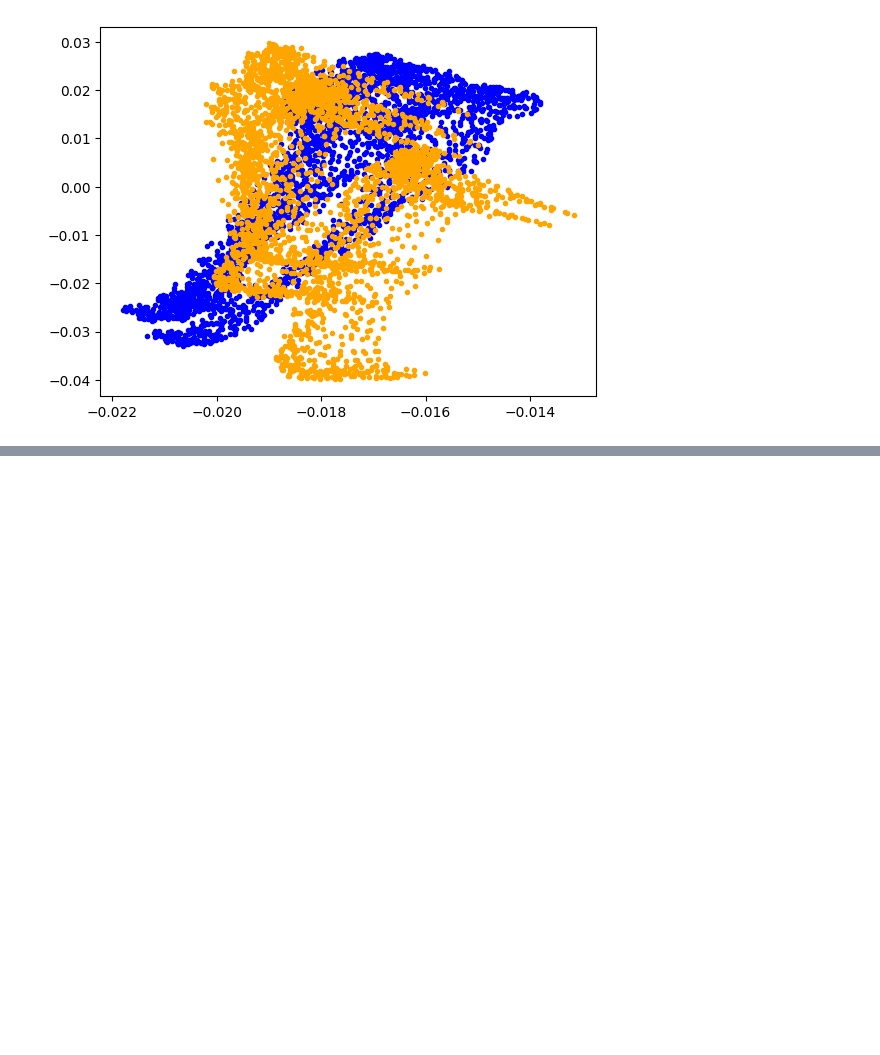
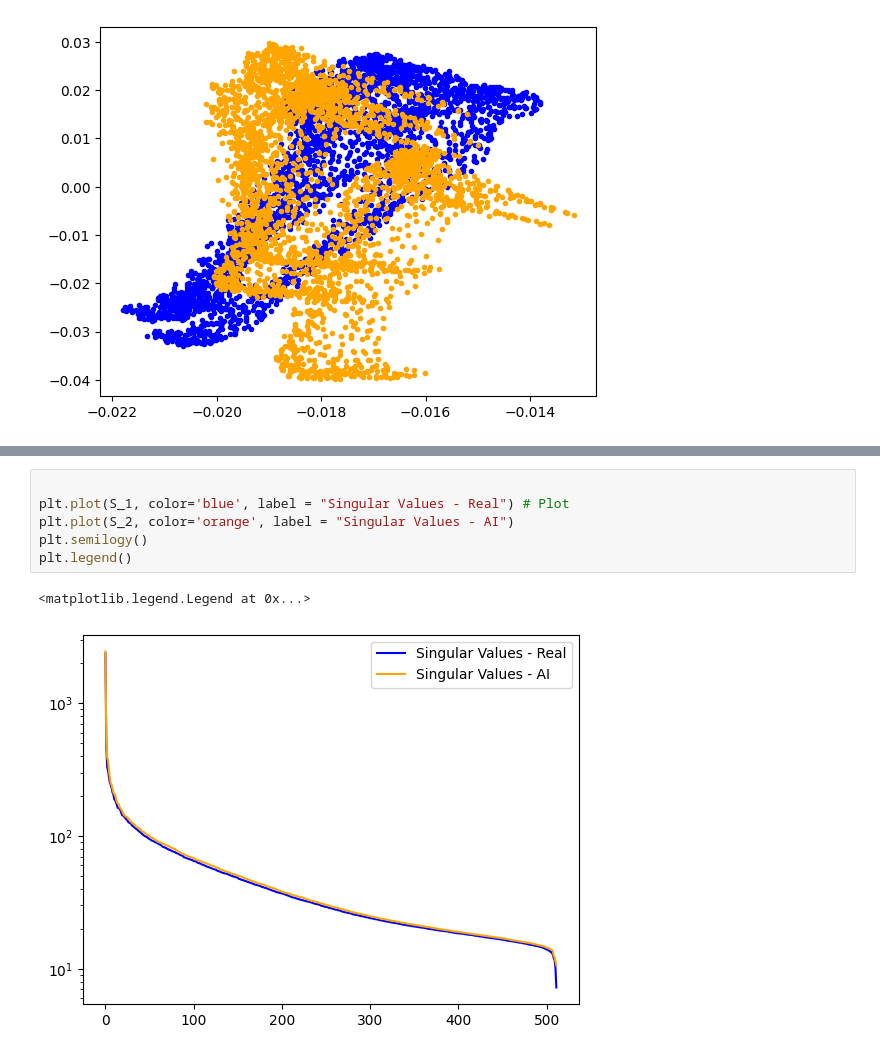
Before and after one commit to skyler-marks/ai-image-detection, a Jupyter notebook: dimensional-reduction.ipynb, the cells around one changed output, grey strips where cells are left out. Cells and saved outputs as stored; diff of their text form; blank space fills up the shorter version.

```diff
--- a/dimensional-reduction.ipynb
+++ b/dimensional-reduction.ipynb
@@ -129,0 +162,9 @@ plt.show()
+# %%
+
+plt.plot(S_1, color='blue', label = "Singular Values - Real") # Plot
+plt.plot(S_2, color='orange', label = "Singular Values - AI")
+plt.semilogy()
+plt.legend()
+# %% [output]
+<matplotlib.legend.Legend at 0x...>
+[figure, added]
```
Also changed, not shown: parts of 4 cells of this notebook.
